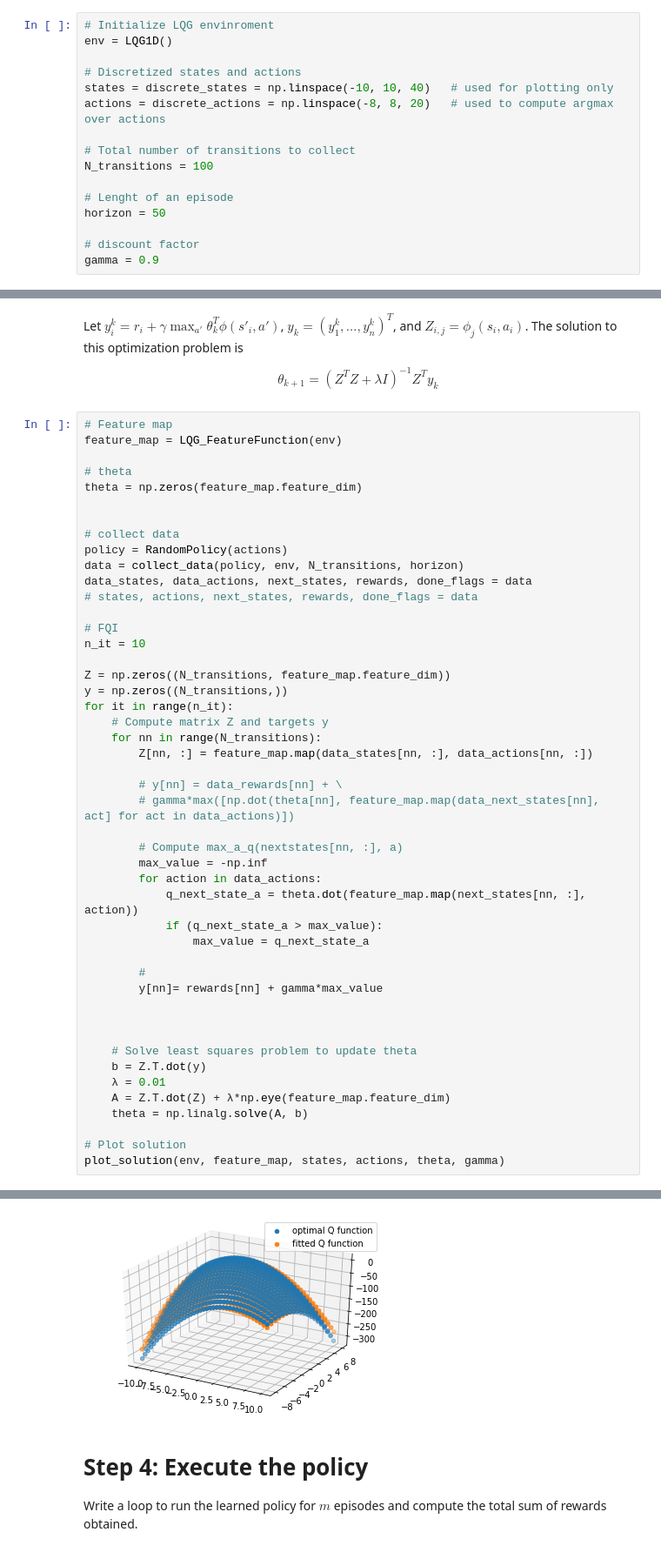
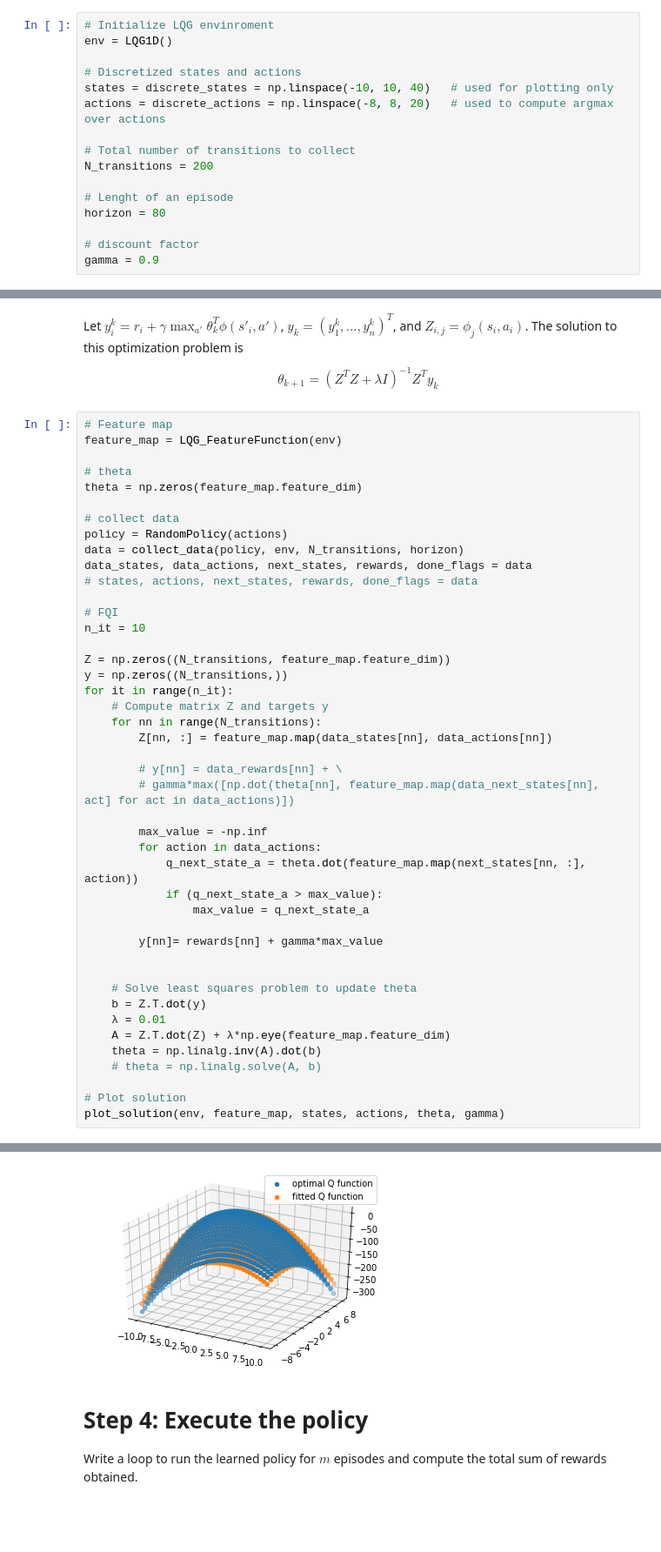
Before and after one commit to Kabongosalomon/Introduction-RL, a Jupyter notebook: Session 03/Fitted_Q_Iteration.ipynb, the cells around one changed output, grey strips where cells are left out. Shown: that part at 87% size. Cells and saved outputs as stored; diff of their text form; blank space fills up the shorter version.

```diff
--- a/Session 03/Fitted_Q_Iteration.ipynb
+++ b/Session 03/Fitted_Q_Iteration.ipynb
@@ -89,10 +89,10 @@ states = discrete_states = np.linspace(-10, 10, 40)   # used for plotting only
 actions = discrete_actions = np.linspace(-8, 8, 20)   # used to compute argmax over actions
 
 # Total number of transitions to collect
-N_transitions = 100
+N_transitions = 200
 
 # Lenght of an episode
-horizon = 50
+horizon = 80
 
 # discount factor
 gamma = 0.9
@@ -213,7 +213,6 @@ feature_map = LQG_FeatureFunction(env)
 
 # theta
 theta = np.zeros(feature_map.feature_dim)
-
 
 # collect data
 policy = RandomPolicy(actions)
@@ -224,39 +223,37 @@ data_states, data_actions, next_states, rewards, done_flags = data
 # FQI
 n_it = 10
 
 Z = np.zeros((N_transitions, feature_map.feature_dim))
 y = np.zeros((N_transitions,))
 for it in range(n_it):
     # Compute matrix Z and targets y
     for nn in range(N_transitions):
-        Z[nn, :] = feature_map.map(data_states[nn, :], data_actions[nn, :])
+        Z[nn, :] = feature_map.map(data_states[nn], data_actions[nn])
 
         # y[nn] = data_rewards[nn] + \
         # gamma*max([np.dot(theta[nn], feature_map.map(data_next_states[nn], act] for act in data_actions)])
 
-        # Compute max_a_q(nextstates[nn, :], a)
         max_value = -np.inf
         for action in data_actions:
             q_next_state_a = theta.dot(feature_map.map(next_states[nn, :], action))
             if (q_next_state_a > max_value):
                 max_value = q_next_state_a
 
-        #
         y[nn]= rewards[nn] + gamma*max_value
-
 
 
     # Solve least squares problem to update theta
     b = Z.T.dot(y)
     λ = 0.01
     A = Z.T.dot(Z) + λ*np.eye(feature_map.feature_dim)
-    theta = np.linalg.solve(A, b)
+    theta = np.linalg.inv(A).dot(b)
+    # theta = np.linalg.solve(A, b)
 
 # Plot solution
 plot_solution(env, feature_map, states, actions, theta, gamma)
 # %% [output]
 Optimal K: [[-0.58840335]] Covariance S: 0.001
-[figure, old version]
+[figure, new version]
 # %% [markdown]
 # Step 4: Execute the policy
 
```
Also changed, not shown: parts of 1 cell of this notebook.
